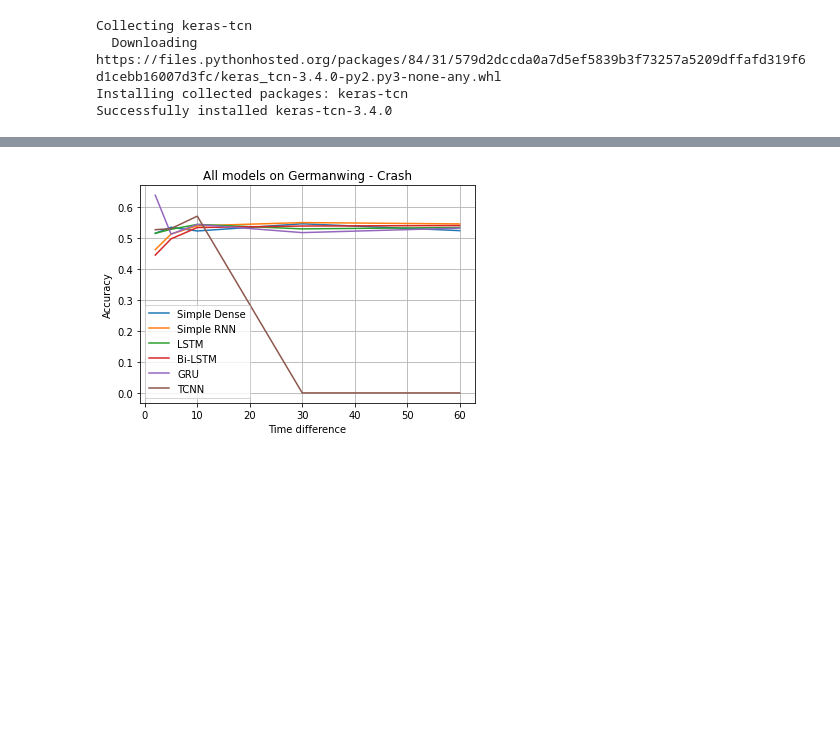
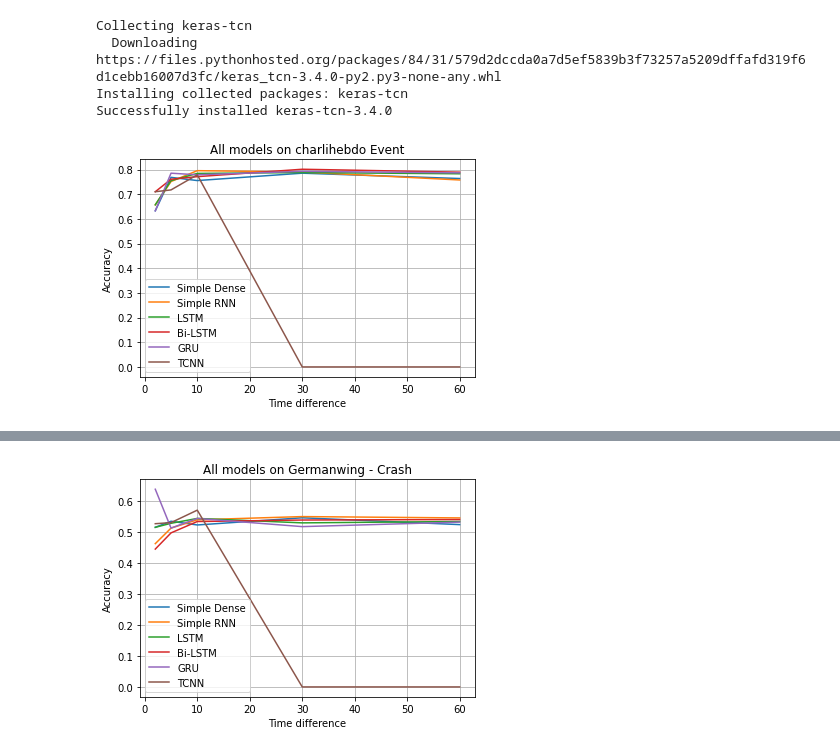
Before and after one commit to alidevhere/twitter-rumors, a Jupyter notebook: twitter.ipynb, the cells around one changed output, grey strips where cells are left out. Drawn from its saved outputs; the diff is of its cells as text; code cells hidden in the pictures; blank space fills up the shorter version.

```diff
--- a/twitter.ipynb
+++ b/twitter.ipynb
@@ -358,22 +358,25 @@ def conclude_individual_results():
 # %%
 def plot_charliehebdo():
     time = [2,5,10,30,60]
     import matplotlib.pyplot as plt
     plt.plot(time,[0.632850242,0.768361582,0.755368814,0.785289515,0.763630428], label='Simple Dense')
     plt.plot(time,[0.657004831,	0.751412429	,0.795518207	,0.789984351,0.757753836], label='Simple RNN')
     plt.plot(time,[0.657004831,	0.755178908	,0.784313725	,0.787793427	,0.782892589], label='LSTM')
     plt.plot(time,[0.710144928,	0.760828625,	0.77124183	,0.801251956	,0.789422135], label='Bi-LSTM')
     plt.plot(time,[0.632850242,	0.785310734,	0.778711485	,0.792801252,	0.786647078], label='GRU')
     plt.plot(time,[0.710144928,0.717514124,0.778711485,0,0], label='TCNN')
 
 
     x_axis = 'time stamp'
     y_axis = 'accuracy'
     plt.xlabel('Time difference')
     plt.ylabel('Accuracy')
     plt.title('All models on charlihebdo Event')
     plt.grid(True)
     plt.legend()
+plot_charliehebdo()
+# %% [output]
+[figure, added]
 # %%
 def plot_ferguson():
     time = [2,5,10,30,60]
```
Also changed, not shown: parts of 11 cells of this notebook.
